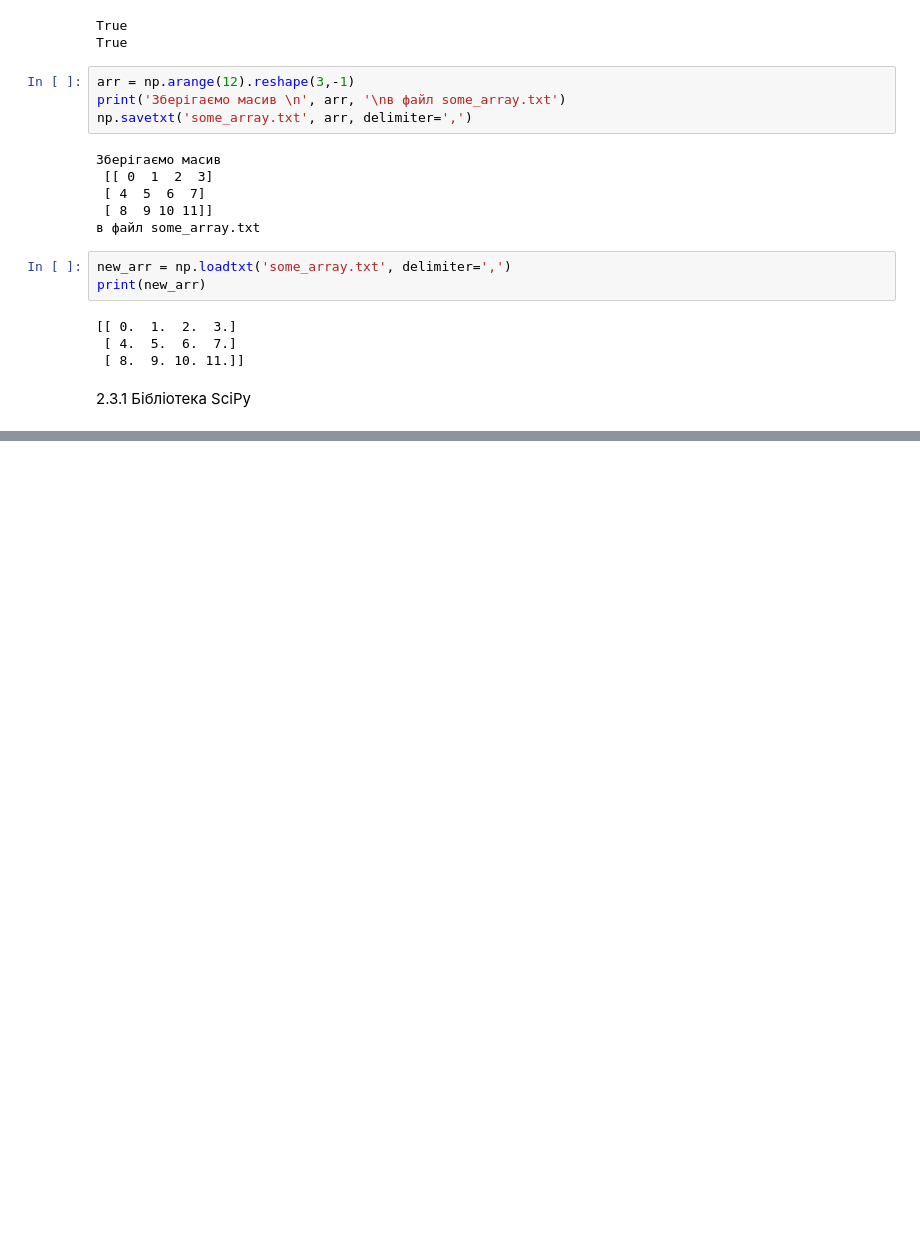
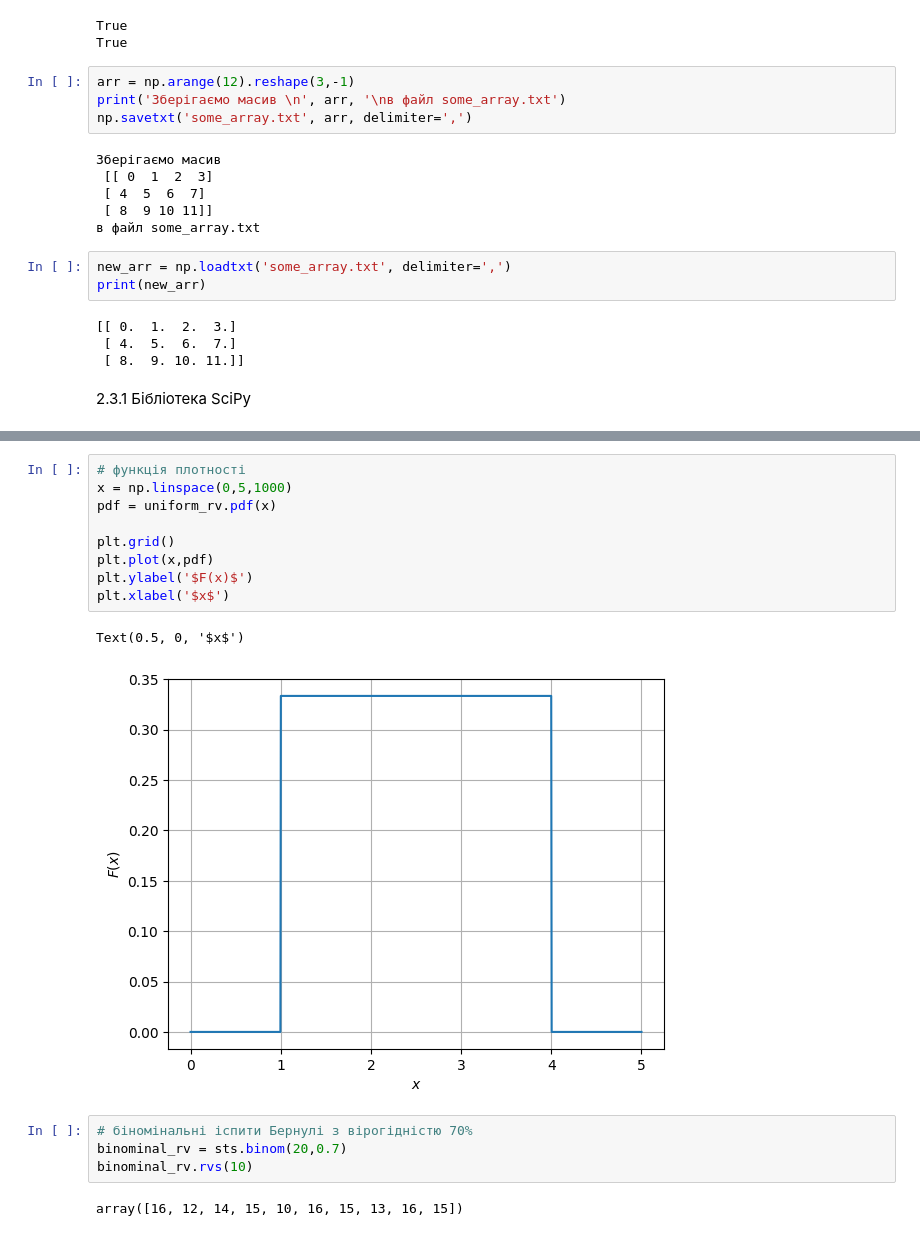
Before and after one commit to zzabaras/projects, a Jupyter notebook: python_projects/ШБД/sbd.ipynb, the cells around one changed output, grey strips where cells are left out. Saved outputs shown, nothing was run; the diff lists cells and outputs as text; blank space fills up the shorter version.

```diff
--- a/python_projects/ШБД/sbd.ipynb
+++ b/python_projects/ШБД/sbd.ipynb
@@ -796,0 +1027,18 @@ print(new_arr)
+# %%
+# функція плотності
+x = np.linspace(0,5,1000)
+pdf = uniform_rv.pdf(x)
+
+plt.grid()
+plt.plot(x,pdf)
+plt.ylabel('$F(x)$')
+plt.xlabel('$x$')
+# %% [output]
+Text(0.5, 0, '$x$')
+[figure, added]
+# %%
+# біномінальні іспити Бернулі з вірогідністю 70%
+binominal_rv = sts.binom(20,0.7)
+binominal_rv.rvs(10)
+# %% [output]
+array([16, 12, 14, 15, 10, 16, 15, 13, 16, 15])
```
Also changed, not shown: parts of 57 cells of this notebook.
